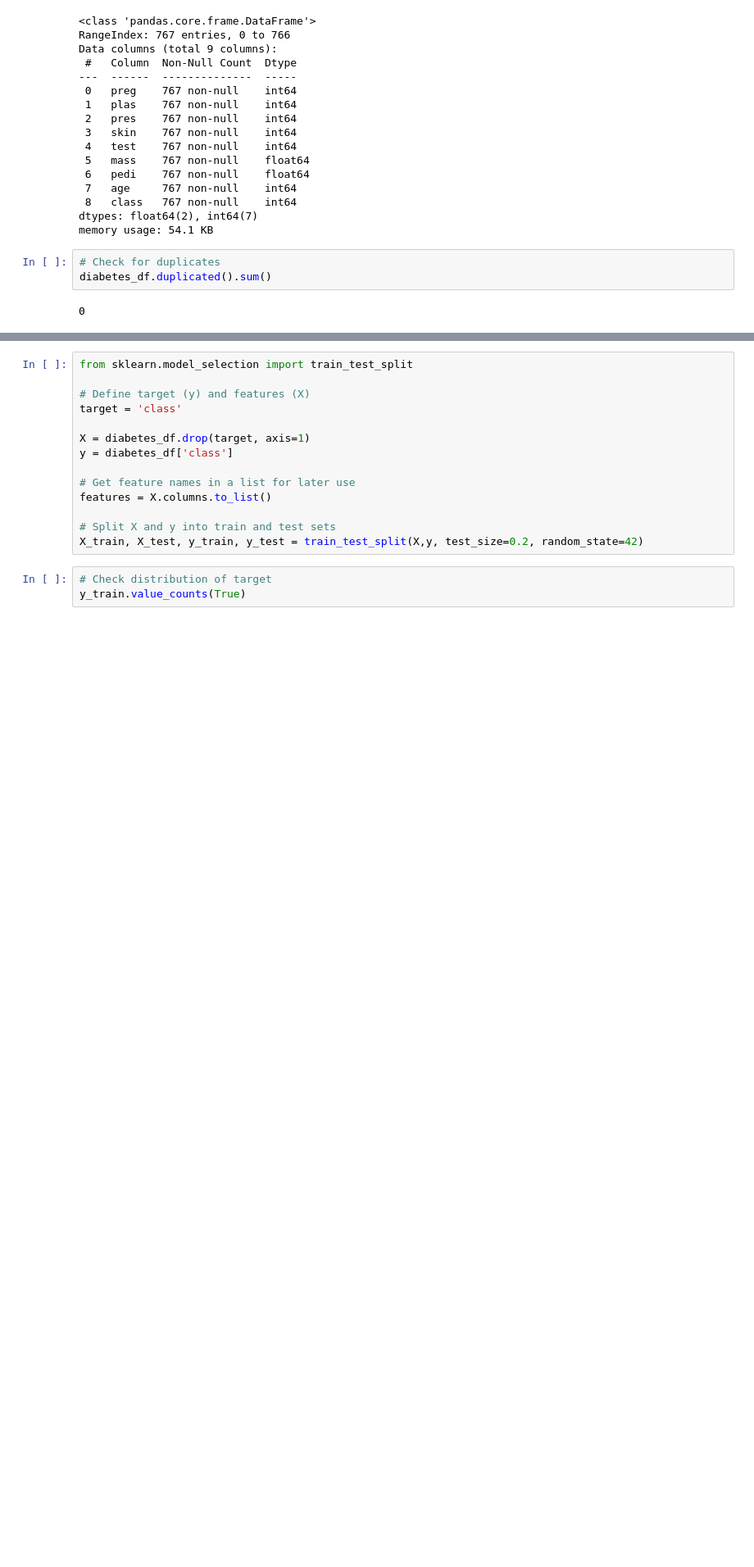
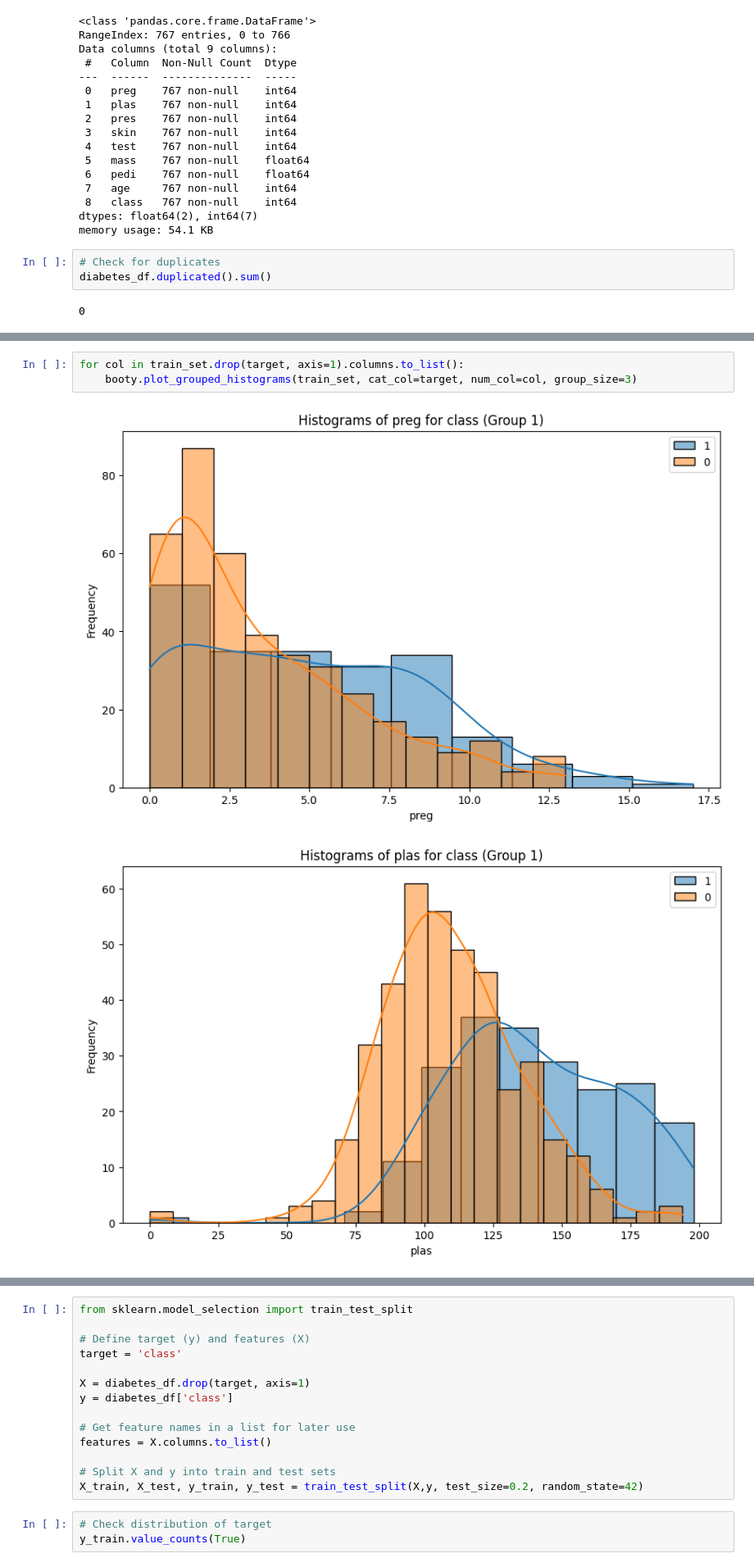
Before and after one commit to mailliwJ/ONLINE_DS_THEBRIDGE_exercises, a Jupyter notebook: 04_Machine_Learning/Sprint_13/Unidad_02/Practica_Obligatoria/18_Practica_Obligatoria_Ensamblado_de_modelos.ipynb, the cells around one changed output, grey strips where cells are left out. Shown at 82% size. Cells and saved outputs as stored; diff of their text form; blank space fills up the shorter version.

```diff
--- a/04_Machine_Learning/Sprint_13/Unidad_02/Practica_Obligatoria/18_Practica_Obligatoria_Ensamblado_de_modelos.ipynb
+++ b/04_Machine_Learning/Sprint_13/Unidad_02/Practica_Obligatoria/18_Practica_Obligatoria_Ensamblado_de_modelos.ipynb
@@ -84,0 +107,6 @@ diabetes_df.duplicated().sum()
+# %%
+for col in train_set.drop(target, axis=1).columns.to_list():
+    booty.plot_grouped_histograms(train_set, cat_col=target, num_col=col, group_size=3)
+# %% [output]
+[figure, added]
+[figure, added]
```
Also changed, not shown: parts of 9 cells of this notebook, 7 other files.
